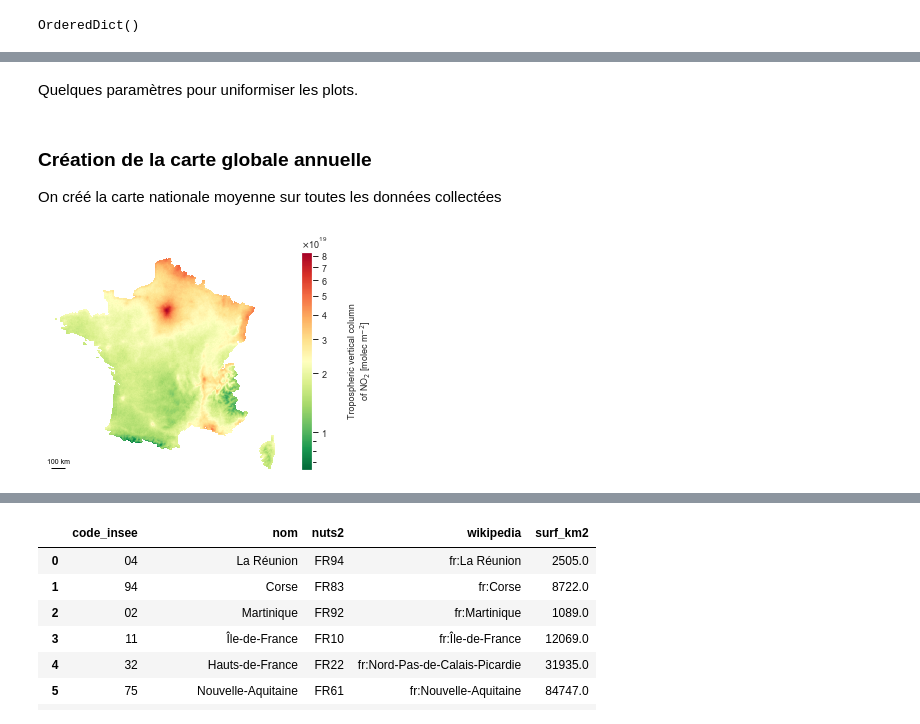
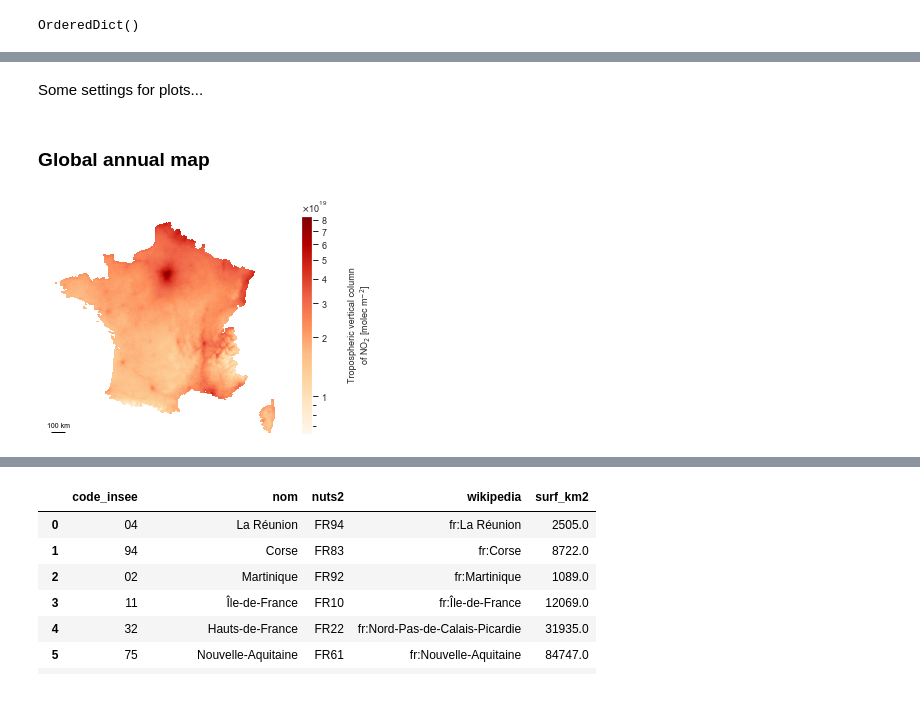
Before and after one commit to bilelomrani1/s5p-analysis, a Jupyter notebook: S5P-Plots.ipynb, the cells around one changed output, grey strips where cells are left out. Saved outputs shown, nothing was run; the diff lists cells and outputs as text; code cells hidden in the pictures.

```diff
--- a/S5P-Plots.ipynb
+++ b/S5P-Plots.ipynb
@@ -92,6 +89,6 @@ makedirs(folder_plots, exist_ok=True)
 FORMAT_EXPORT = 'tiff'
-# %% [markdown]
-Quelques paramètres pour uniformiser les plots.
+# %% [markdown]
+Some settings for plots...
 # %%
 import matplotlib.pyplot as plt
 import matplotlib.colors as colors
@@ -104,7 +101,7 @@ import cartopy.crs as ccrs
 %matplotlib inline
 
 # Properties
-COLOR_PALETTE = plt.cm.RdYlGn_r
+COLOR_PALETTE = plt.cm.OrRd
 PROJECTION = ccrs.Mercator()
 
 # Scalebar
@@ -127,22 +124,20 @@ plt.rc('xtick', labelsize=MEDIUM_SIZE)   # fontsize of the tick labels
 plt.rc('ytick', labelsize=MEDIUM_SIZE)   # fontsize of the tick labels
 plt.rc('legend', fontsize=MEDIUM_SIZE)   # legend fontsize
 plt.rc('figure', titlesize=BIGGER_SIZE)  # fontsize of the figure title
-# %% [markdown]
-### Création de la carte globale annuelle
-
-On créé la carte nationale moyenne sur toutes les données collectées
+# %% [markdown]
+### Global annual map
 # %%
 FIGSIZE = 4
 
-# Moyenne temporelle
+# Temporal average
 data = DS.mean(dim='time')
 
-# Création du canevas
+# Figure creation
 fig = plt.figure(figsize=(FIGSIZE*data.dims['longitude'] / data.dims['latitude'], FIGSIZE))
 ax = plt.axes(projection=PROJECTION)
 ax.outline_patch.set_edgecolor('white')
 
-# Ajout du pcolormesh
+# Plot data
 p = data[VARIABLE].plot(
         ax=ax,
         transform=ccrs.PlateCarree(),
@@ -155,31 +150,32 @@ scalebar = AnchoredSizeBar(ax.transData,
                            SCALEBAR_LENGTH,
                            '{length} {unit}'.format(length=int(SCALEBAR_LENGTH/NUMBER_METERS_PER_UNIT),
                                                     unit=SCALEBAR_UNIT),
                            SCALEBAR_LOCATION,
                            pad=0.1,
                            fontproperties=fm.FontProperties(size=SCALEBAR_TEXT_SIZE),
                            sep=SCALEBAR_SEP,
                            color='black',
                            label_top=True,
                            frameon=False)
 ax.add_artist(scalebar)
 
 # Re-fit axis extent
 ax.set_extent([data.longitude.min(), data.longitude.max(), data.latitude.min(), data.latitude.max()],
               ccrs.Geodetic())
 
 # Color bar
 p.colorbar.locator = mticker.AutoLocator()
 p.colorbar.formatter = mticker.ScalarFormatter(useMathText=True, useOffset=True)
 p.colorbar.formatter.set_scientific(True)
+p.colorbar.formatter.set_powerlimits((0,0))
 p.colorbar.ax.yaxis.set_offset_position('left')
 p.colorbar.ax.yaxis.labelpad = 20
 p.colorbar.ax.yaxis.set_tick_params(width=1)
 p.colorbar.update_ticks()
 
 # Export
 plt.savefig("{folder_plots}/france_global_NO2.{format}".format(
                 folder_plots=folder_plots, format=FORMAT_EXPORT),
             bbox_inches='tight', dpi=300)
 # %% [output]
-[figure, old version]
+[figure, new version]
```
Also changed, not shown: parts of 44 cells of this notebook, 5 other files.
